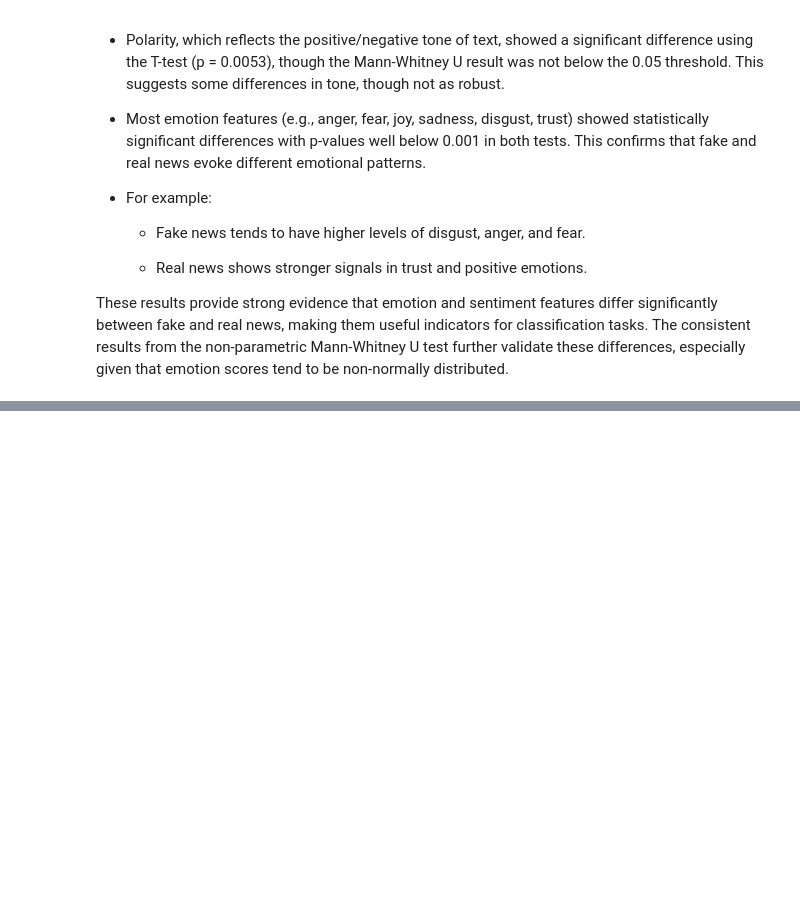
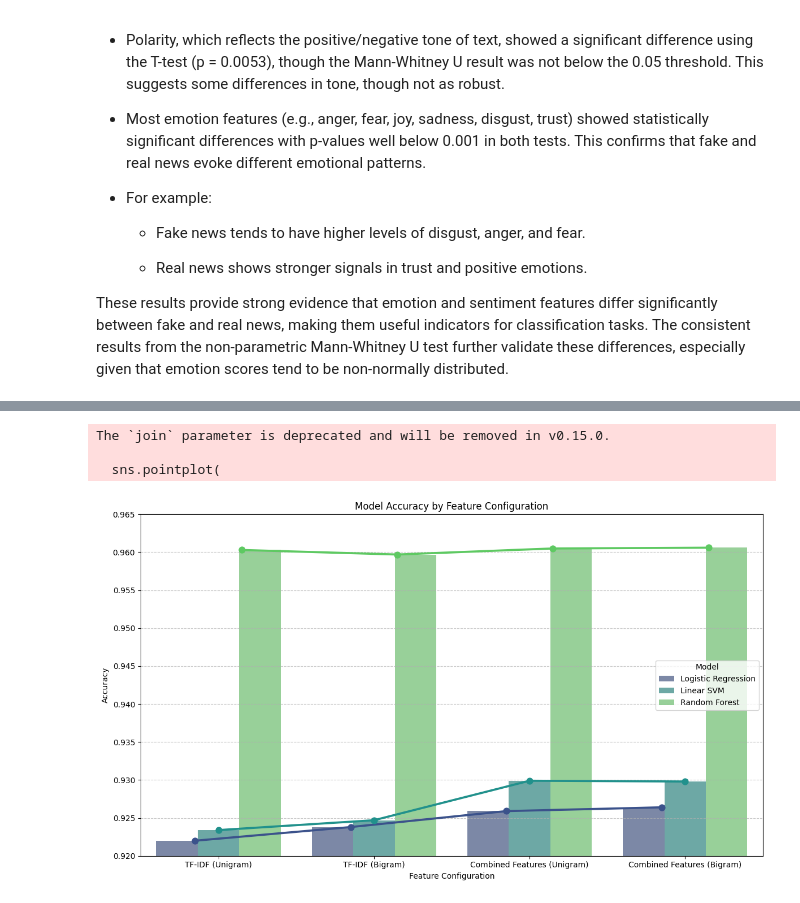
Before and after one commit to jjmago/cind820, a Jupyter notebook: project820.ipynb, the cells around one changed output, grey strips where cells are left out. Drawn from its saved outputs; the diff is of its cells as text; code cells hidden in the pictures; blank space fills up the shorter version.

```diff
--- a/project820.ipynb
+++ b/project820.ipynb
@@ -987,0 +1470,47 @@ Overall, while sentiment and emotion-based features marginally enhance model per
+# %%
+import matplotlib.pyplot as plt
+import seaborn as sns
+
+# Set model order
+model_order = ['Logistic Regression', 'Linear SVM', 'Random Forest']
+model_results['Model'] = pd.Categorical(model_results['Model'], categories=model_order, ordered=True)
+
+plt.figure(figsize=(12, 7))
+
+# Barplot
+sns.barplot(
+    x='Feature Configuration',
+    y='Accuracy',
+    hue='Model',
+    data=model_results,
+    palette='viridis',
+    alpha=0.7
+)
+
+# Overlay pointplot (aligned with barplot)
+sns.pointplot(
+    x='Feature Configuration',
+    y='Accuracy',
+    hue='Model',
+    data=model_results,
+    markers='o',
+    dodge=0.3,     # Align with bar positions
+    join=True,
+    errorbar=None, # Turn off CI error bars if not needed
+    palette='viridis',
+    legend=False
+)
+
+plt.title('Model Accuracy by Feature Configuration')
+plt.xlabel('Feature Configuration')
+plt.ylabel('Accuracy')
+plt.ylim(0.92, 0.965)
+plt.grid(axis='y', linestyle='--', alpha=0.7)
+plt.legend(title='Model')
+plt.tight_layout()
+plt.show()
+# %% [output]
+The `join` parameter is deprecated and will be removed in v0.15.0.
+
+  sns.pointplot(
+[figure, added]
```
Also changed, not shown: parts of 75 cells of this notebook, 3 other files.
